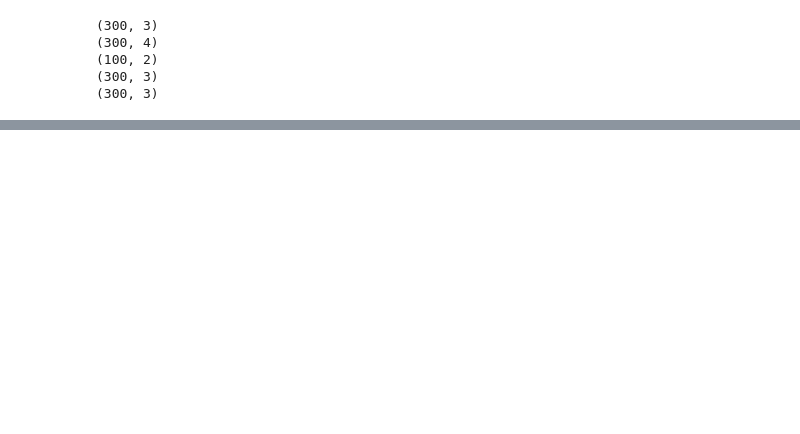
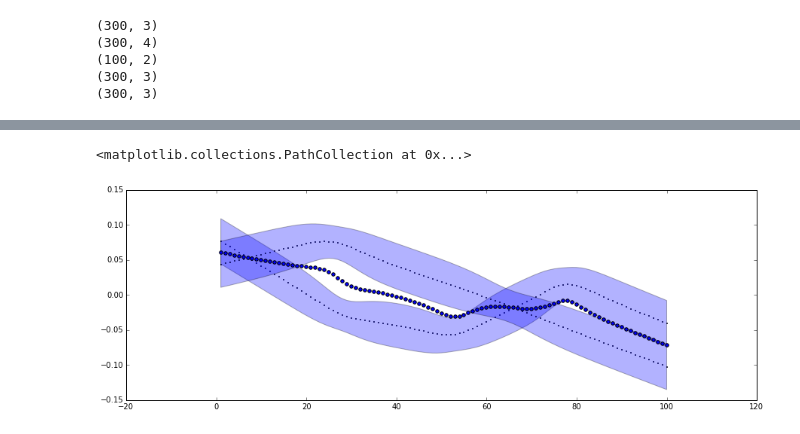
Before and after one commit to show0k/gmm-lbd, a Jupyter notebook: notebooks/calinon_tests.ipynb, the cells around one changed output, grey strips where cells are left out. Drawn from its saved outputs; the diff is of its cells as text; code cells hidden in the pictures; blank space fills up the shorter version.

```diff
--- a/notebooks/calinon_tests.ipynb
+++ b/notebooks/calinon_tests.ipynb
@@ -80,5 +71,0 @@ manager.plot_regression('data3b')
-# %%
-# Tests
-import scipy as sp
-X = data1[:,[0,1]]
-gmm_sp = manager.gmms['data11']
@@ -136,0 +80,30 @@ X_test[:,np.newaxis]
+# %%
+from sklearn.utils.extmath import pinvh
+
+def product(self, gmm2, X):
+    """Predict a generalized trajectory from two independant constraints.
+
+    """
+    means1, covars1 = self.regression(X)
+    means2, covars2 = gmm2.regression(X)
+
+    generalized_mean = np.empty_like(means1)
+    generalized_covar = np.empty_like(covars1)
+    for i, (mean1, covar1, mean2, covar2) in enumerate(zip(means1, covars1, means2, covars2)):
+        generalized_mean[i] = pinvh(pinvh(covar1) + pinvh(covar2)).dot(
+            pinvh(covar1).dot(mean1) + pinvh(covar2).dot(mean2))
+        generalized_covar[i] = pinvh(pinvh(covar1) + pinvh(covar2))
+    return generalized_mean, generalized_covar
+# %%
+x = np.linspace(min(X[:,0]), max(X[:,0]), 100)
+
+m, c = product(gmm1, gmm2, x)
+plt.figure(figsize=(15, 5))
+ax = plt.subplot(111)
+gmm1.plot_regression(x, ax=ax)
+gmm2.plot_regression(x, ax=ax)
+ax.scatter(x,m),
+ax.fill_between()
+# %% [output]
+<matplotlib.collections.PathCollection at 0x...>
+[figure, added]
```
Also changed, not shown: parts of 13 cells of this notebook, 2 other files.
